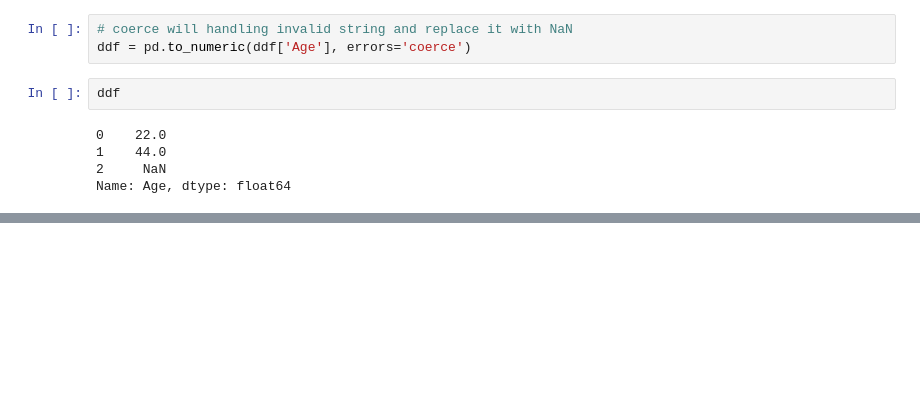
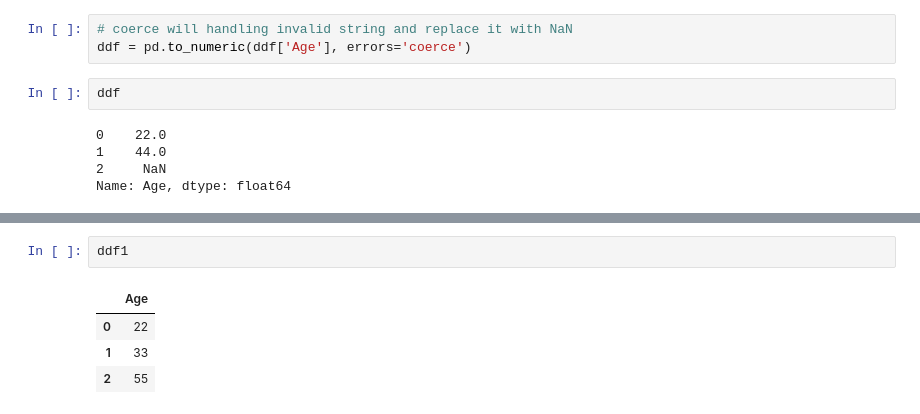
Before and after one commit to RajaAhsan97/AI-and-Data-Science, a Jupyter notebook: class 29 (11-12-2025) - Pandas class 5/Pandas - Tutorial 4 (Data Cleaning).ipynb, the cells around one changed output, grey strips where cells are left out. Cells and saved outputs as stored; diff of their text form; blank space fills up the shorter version.

```diff
--- a/class 29 (11-12-2025) - Pandas class 5/Pandas - Tutorial 4 (Data Cleaning).ipynb
+++ b/class 29 (11-12-2025) - Pandas class 5/Pandas - Tutorial 4 (Data Cleaning).ipynb
@@ -347,0 +365,7 @@ Name: Age, dtype: float64
+# %%
+ddf1
+# %% [output]
+|  | Age |
+| 0 | 22 |
+| 1 | 33 |
+| 2 | 55 |
```
Also changed, not shown: parts of 4 cells of this notebook.
